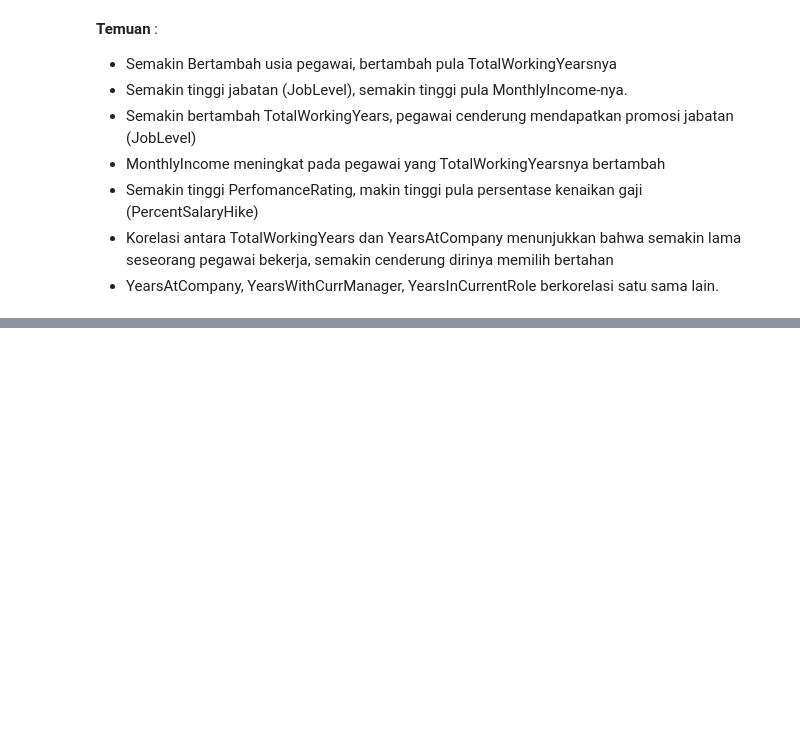
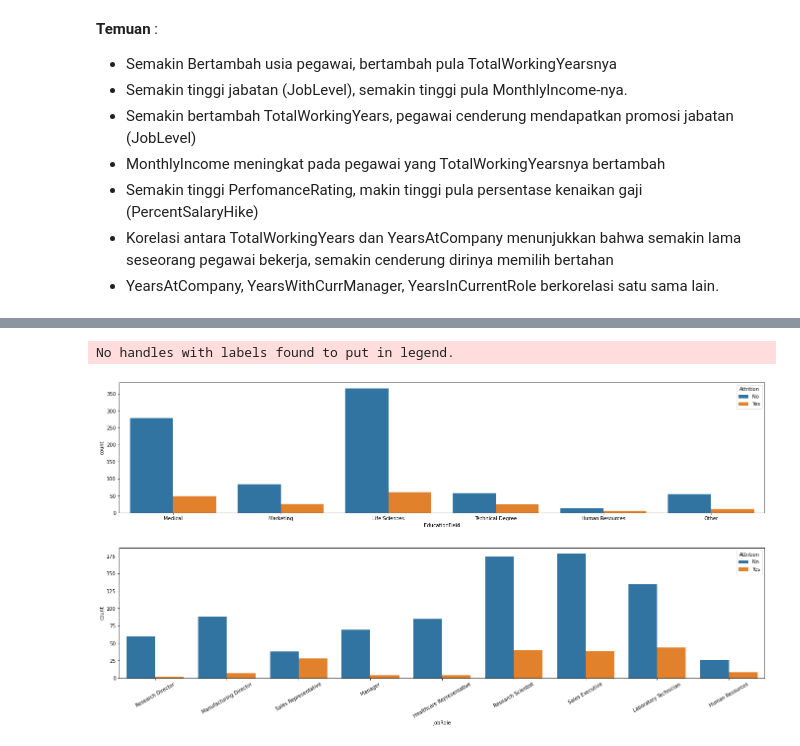
Before and after one commit to ariandy/final, a Jupyter notebook: 2. Exploratory Data Analysis.ipynb, the cells around one changed output, grey strips where cells are left out. Drawn from its saved outputs; the diff is of its cells as text; code cells hidden in the pictures; blank space fills up the shorter version.

```diff
--- a/2. Exploratory Data Analysis.ipynb
+++ b/2. Exploratory Data Analysis.ipynb
@@ -294,0 +338,16 @@ plt.show()
+# %%
+fig, axes = plt.subplots(nrows=2,ncols=1,squeeze=False)
+fig.set_size_inches(20, 10)
+
+fig.tight_layout(pad=5.0) #atur space di antara setiap subplot
+plt.legend(loc=2, prop={'size': 6}) #ukuran legend
+
+plot = sns.countplot(data=categorical_features,x='EducationField',
+                orient = "v" , ax=axes[0][0],hue='Attrition')
+plot = sns.countplot(data=categorical_features,x='JobRole',
+                orient = "v" , ax=axes[1][0],hue='Attrition')
+plt.xticks(rotation=30)
+plt.show()
+# %% [output]
+No handles with labels found to put in legend.
+[figure, added]
```
Also changed, not shown: parts of 20 cells of this notebook, 2 other files.
